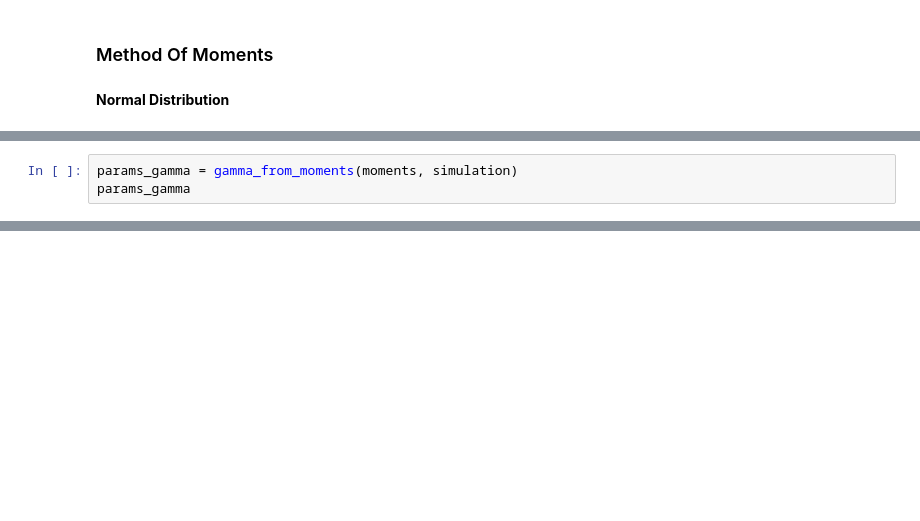
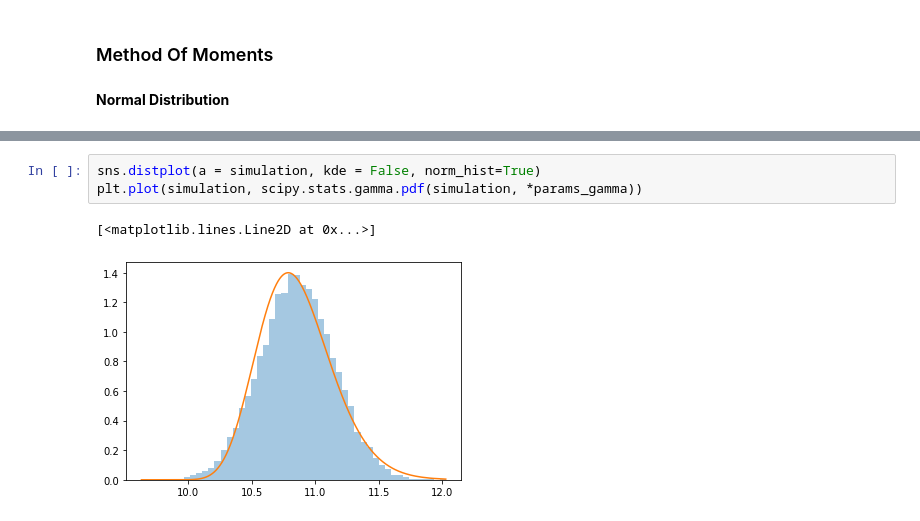
Before and after one commit to oriolgarrobe/Thesis, a Jupyter notebook: Untitled.ipynb, the cells around one changed output, grey strips where cells are left out. Saved outputs shown, nothing was run; the diff lists cells and outputs as text; blank space fills up the shorter version.

Commit message:
moments functions done

```diff
--- a/Untitled.ipynb
+++ b/Untitled.ipynb
@@ -70,3 +42,0 @@ def gamma_from_moments(moments, data):
-# %%
-params_gamma = gamma_from_moments(moments, simulation)
-params_gamma
@@ -194,0 +133,6 @@ array([ 2.45357784e+04, -3.48774173e+01,  1.86395865e-03])
+# %%
+sns.distplot(a = simulation, kde = False, norm_hist=True)
+plt.plot(simulation, scipy.stats.gamma.pdf(simulation, *params_gamma))
+# %% [output]
+[<matplotlib.lines.Line2D at 0x...>]
+[figure, added]
```
Also changed, not shown: parts of 42 cells of this notebook, 1 other file.
